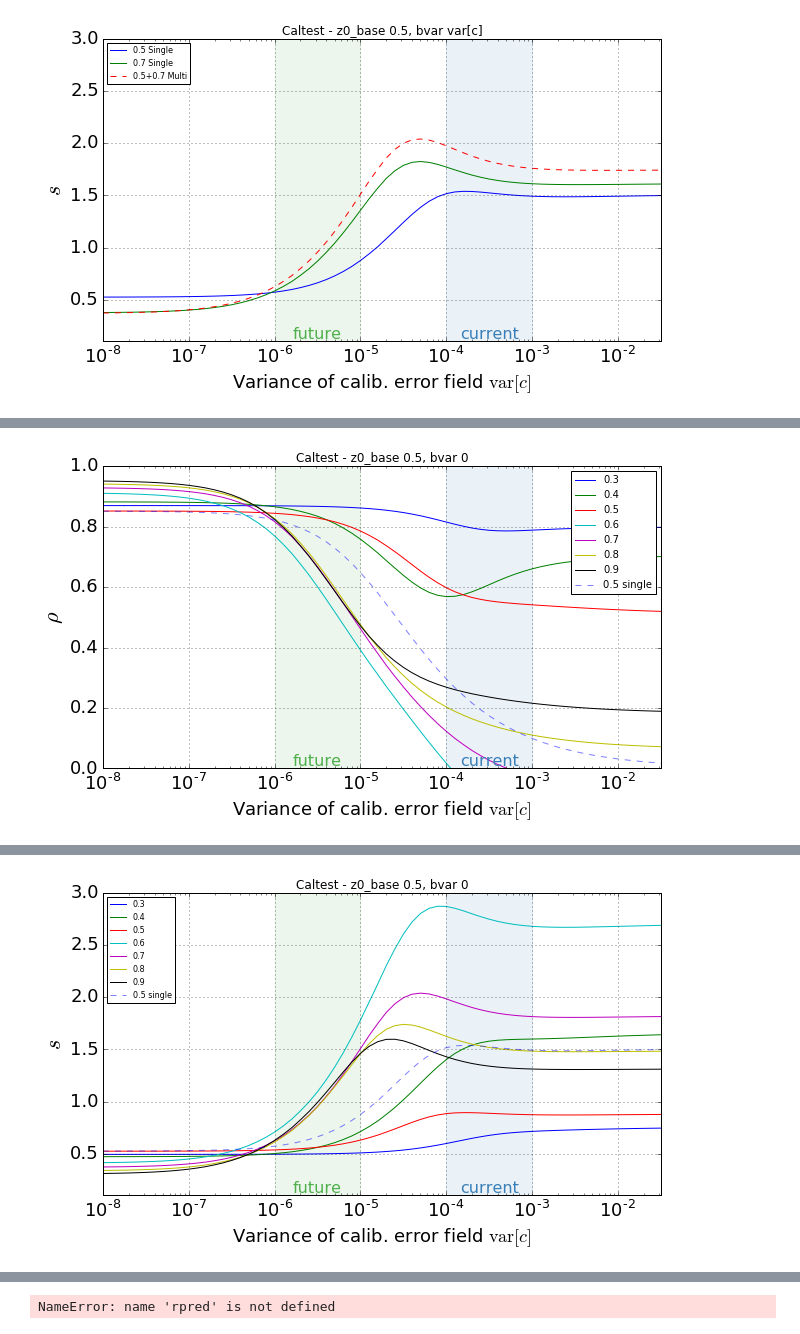
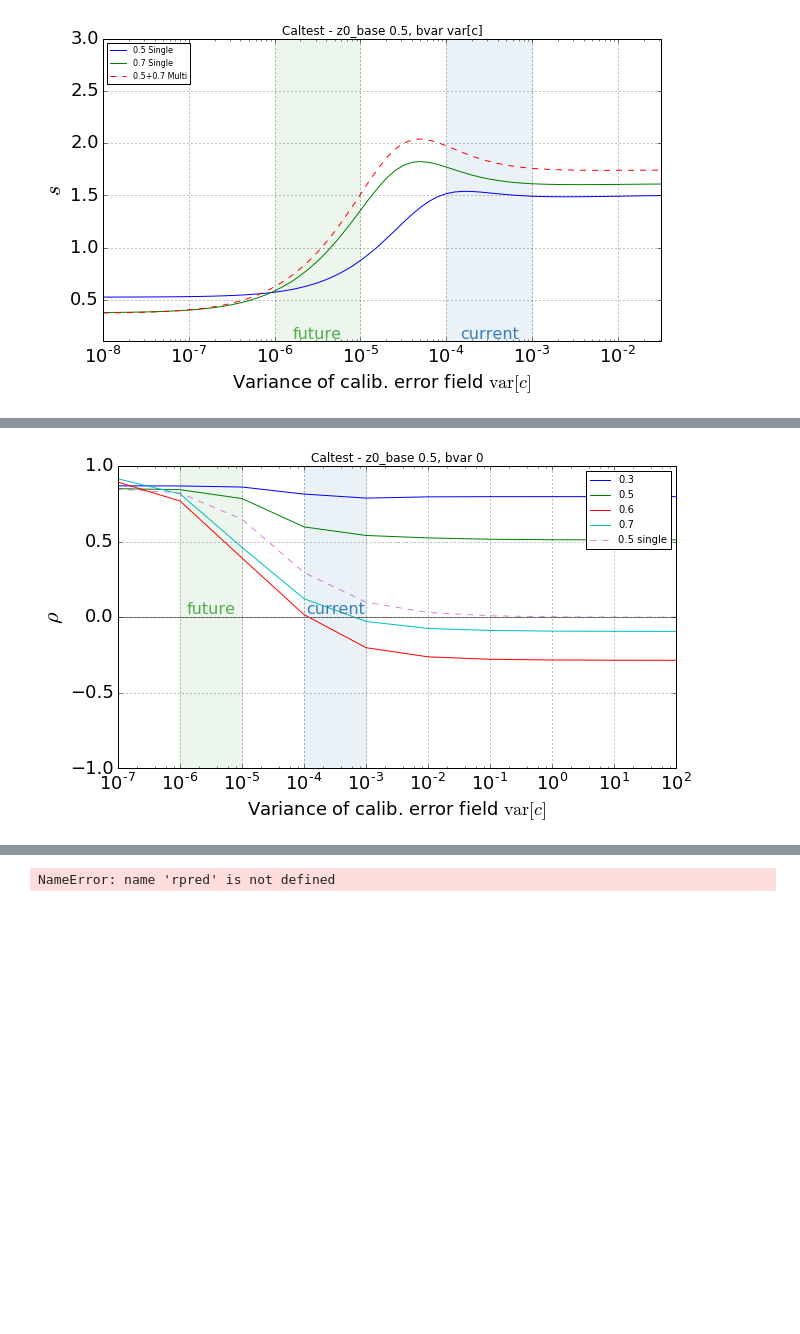
Before and after one commit to jessmuir/isw_reconstr, a Jupyter notebook: NW Multi.ipynb, the cells around one changed output, grey strips where cells are left out. Cells and saved outputs as stored; diff of their text form; code cells hidden in the pictures; blank space fills up the shorter version.

```diff
--- a/NW Multi.ipynb
+++ b/NW Multi.ipynb
@@ -746,6 +748,16 @@ Reading C_l file: output/mCal04_fidz0_bv0/Cl_output/Cl_depthtest.dat
     No new values needed.
 [figure]
 # %%
+z0_base=0.5
+basevar=0
+z0_sup = 0.8
+nbar='default'
+z0list_toplot=[.3,.5,.6,.7]#[.3,.4,.5,.6,.7,.8,.9]
+outtag='mCal05_fidz0_bv0'
+varname = 'rho'
+#what points to plot
+varlist=list(runeuc.caltest_get_logspaced_varlist(minvar=1.e-8,maxvar=100,Nperlog=1))
+
 # rhoexplist_indiv_sup = runeuc.caltest_get_rhoexp(z0=z0_sup,varlist=varlist,lmax=lmaxcal,lmin=lmincal,shape=shape,width=width,
 #                                                  overwrite=False,doplot=False,saverho=False,varname=varname,reclmin=reclmin)
 # rhoexplist_indiv_base = runeuc.caltest_get_rhoexp(z0=z0_base,varlist=varlist,lmax=lmaxcal,lmin=lmincal,shape=shape,width=width,
@@ -756,13 +768,13 @@ Reading C_l file: output/mCal04_fidz0_bv0/Cl_output/Cl_depthtest.dat
 # sexplist_indiv_sup = m_caltest_get_rhoexp(z0_base=False, z0_sup=z0_sup, basevar=False,varlist=varlist,lmax=lmaxcal,lmin=lmincal,
 #                                 shape=shape,width=width,overwrite=True,doplot=False,saverho=False,varname='s',
 #                                 reclmin=reclmin,outtag=outtag)
-#----SINGLE, vary z0_base by var[c]
+print '\n----SINGLE, vary z0_base by var[c]'
 rhoexplist_indiv_base = m_caltest_get_rhoexp(z0_base=False, z0_sup=z0_base, basevar=False,varlist=varlist,lmax=lmaxcal,lmin=lmincal,
                                 shape=shape,width=width,overwrite=True,doplot=False,saverho=False,varname=varname,
                                 reclmin=reclmin,outtag=outtag)
-sexplist_indiv_base = m_caltest_get_rhoexp(z0_base=False, z0_sup=z0_base, basevar=False,varlist=varlist,lmax=lmaxcal,lmin=lmincal,
-                                shape=shape,width=width,overwrite=True,doplot=False,saverho=False,varname='s',
-                                reclmin=reclmin,outtag=outtag)
+# sexplist_indiv_base = m_caltest_get_rhoexp(z0_base=False, z0_sup=z0_base, basevar=False,varlist=varlist,lmax=lmaxcal,lmin=lmincal,
+#                                 shape=shape,width=width,overwrite=True,doplot=False,saverho=False,varname='s',
+#                                 reclmin=reclmin,outtag=outtag)
 #-----
 
 # #two base maps, each with var[c]
@@ -770,13 +782,13 @@ sexplist_indiv_base = m_caltest_get_rhoexp(z0_base=False, z0_sup=z0_base, baseva
 #                                 shape=shape,width=width,overwrite=True,doplot=False,saverho=False,varname=varname,
 #                                 reclmin=reclmin,outtag=outtag)
 # #two sup maps, each with var[c]
-rhoexplist_2sup=m_caltest_get_rhoexp(z0_base=z0_sup, z0_sup=z0_sup, basevar=varlist,varlist=varlist,lmax=lmaxcal,lmin=lmincal,
+# rhoexplist_2sup=m_caltest_get_rhoexp(z0_base=z0_sup, z0_sup=z0_sup, basevar=varlist,varlist=varlist,lmax=lmaxcal,lmin=lmincal,
+#                                 shape=shape,width=width,overwrite=True,doplot=False,saverho=False,varname=varname,
+#                                 reclmin=reclmin,outtag=outtag)
+print '\n ------ add varying supmap to base map with constant basevar'
+rhoexplist=m_caltest_get_rhoexp(z0_base=z0_base,z0_sup=z0_sup,basevar=basevar,varlist=varlist,lmax=lmaxcal,lmin=lmincal,
                                 shape=shape,width=width,overwrite=True,doplot=False,saverho=False,varname=varname,
                                 reclmin=reclmin,outtag=outtag)
-# #add varying supmap to base map with constant basevar
-# rhoexplist=m_caltest_get_rhoexp(z0_base=z0_base,z0_sup=z0_sup,basevar=basevar,varlist=varlist,lmax=lmaxcal,lmin=lmincal,
-#                                 shape=shape,width=width,overwrite=True,doplot=False,saverho=False,varname=varname,
-#                                 reclmin=reclmin,outtag=outtag)
 
 # #set basevar = var[c] as well, so both maps same variance
 # rhoexplist2=m_caltest_get_rhoexp(z0_base=z0_base,z0_sup=z0_sup,basevar=varlist,varlist=varlist,lmax=lmaxcal,lmin=lmincal,
@@ -799,12 +811,12 @@ fig, ax1 = calplotsetup()
 # ax1.plot(varlist[:-1],rhoexplist[:-1],'--',label='Base+Sup')#linelabel,color=colorlist[1])
 # ax1.plot(varlist[:-1],rhoexplist2[:-1],'--',label='Base+Sup, vary Basevar')#linelabel,color=colorlist[1])
 
-#double z0 vs var[c]
-# for z0 in z0list_toplot:
-#     rhoexp_temp = m_caltest_get_rhoexp(z0_base=z0_base, z0_sup=z0, basevar=basevar,varlist=varlist,lmax=lmaxcal,lmin=lmincal,
-#                                 shape=shape,width=width,overwrite=True,doplot=False,saverho=False,varname=varname,
-#                                 reclmin=reclmin,outtag=outtag)
-#     ax1.plot(varlist[:-1],rhoexp_temp[:-1],'-',label='{0}'.format(z0))
+print '\n----- double z0 vs var[c]'
+for z0 in z0list_toplot:
+    rhoexp_temp = m_caltest_get_rhoexp(z0_base=z0_base, z0_sup=z0, basevar=basevar,varlist=varlist,lmax=lmaxcal,lmin=lmincal,
+                                shape=shape,width=width,overwrite=True,doplot=False,saverho=False,varname=varname,
+                                reclmin=reclmin,outtag=outtag)
+    ax1.plot(varlist[:-1],rhoexp_temp[:-1],'-',label='{0}'.format(z0))
 
 
 #single z0 vs var[c]
@@ -829,20 +841,23 @@ if basevar==varlist: bvlabel = 'var[c]'
 else: bvlabel='{0}'.format(basevar,)
 # plt.title('z0base={0}, z0sup={1}, basevar={2}'.format(z0_base,z0_sup,bvlabel))
 plt.title('Caltest - z0_base {0:.1f}, bvar {1}'.format(z0_base,bvlabel))
+plt.xlim(10.e-8,100)
+plt.ylim(-1,1)
 plt.show()
 
-#plot 2 map recons
-fig, ax1 = calplotsetup()
+# # plot s
+# #plot 2 map recons
+# fig, ax1 = calplotsetup()
 
-#double z0 vs var[c]
-for z0 in z0list_toplot:
-    rhoexp_temp = m_caltest_get_rhoexp(z0_base=z0_base, z0_sup=z0, basevar=basevar,varlist=varlist,lmax=lmaxcal,lmin=lmincal,
-                                shape=shape,width=width,overwrite=True,doplot=False,saverho=False,varname='s',
-                                reclmin=reclmin,outtag=outtag)
-    ax1.plot(varlist[:-1],rhoexp_temp[:-1],'-',label='{0}'.format(z0))
+# #double z0 vs var[c]
+# for z0 in z0list_toplot:
+#     rhoexp_temp = m_caltest_get_rhoexp(z0_base=z0_base, z0_sup=z0, basevar=basevar,varlist=varlist,lmax=lmaxcal,lmin=lmincal,
+#                                 shape=shape,width=width,overwrite=True,doplot=False,saverho=False,varname='s',
+#                                 reclmin=reclmin,outtag=outtag)
+#     ax1.plot(varlist[:-1],rhoexp_temp[:-1],'-',label='{0}'.format(z0))
 
-ax1.plot(varlist[:-1],sexplist_indiv_base[:-1],'--',label='{0} single'.format(z0_base,),alpha=.5)#,color=colorlist[0])
-ax1=calplotform(ax1,varname='s') #format like caltest plot
-plt.title('Caltest - z0_base {0:.1f}, bvar {1}'.format(z0_base,bvlabel))
-plt.show()
+# ax1.plot(varlist[:-1],sexplist_indiv_base[:-1],'--',label='{0} single'.format(z0_base,),alpha=.5)#,color=colorlist[0])
+# ax1=calplotform(ax1,varname='s') #format like caltest plot
+# plt.title('Caltest - z0_base {0:.1f}, bvar {1}'.format(z0_base,bvlabel))
+# plt.show()
 # %% [output]
@@ -866 +881 @@ Reading C_l file: output/mCal04_fidz0_bv0/Cl_output/Cl_depthtest.dat
-[figure, old version]
+[figure, new version]
@@ -884,4 +882,3 @@ Reading C_l file: output/mCal04_fidz0_bv0/Cl_output/Cl_depthtest.dat
-[figure, removed]
 # %%
 
 for z0 in z0list_toplot:
```
Also changed, not shown: parts of 4 cells of this notebook, 2 other files.
